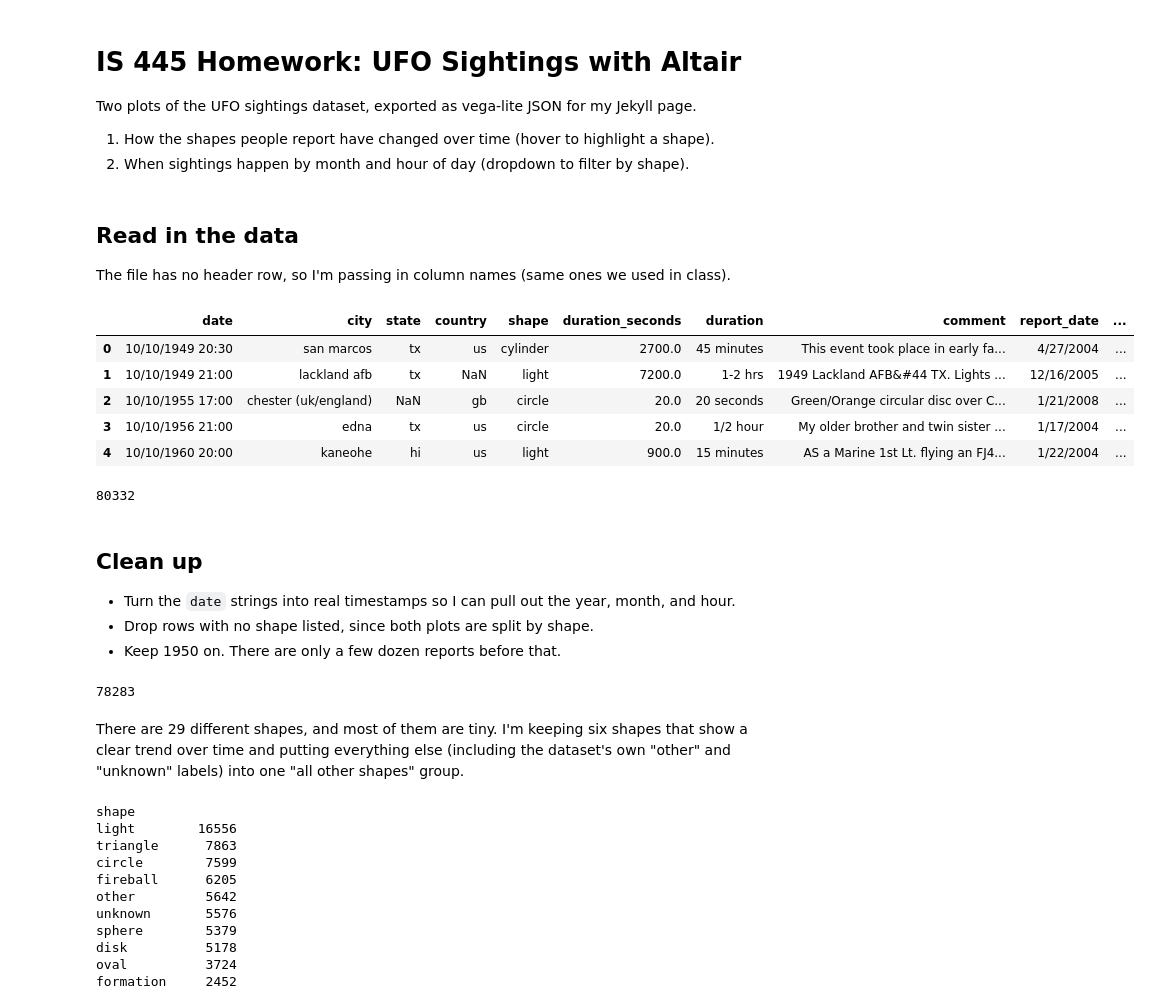
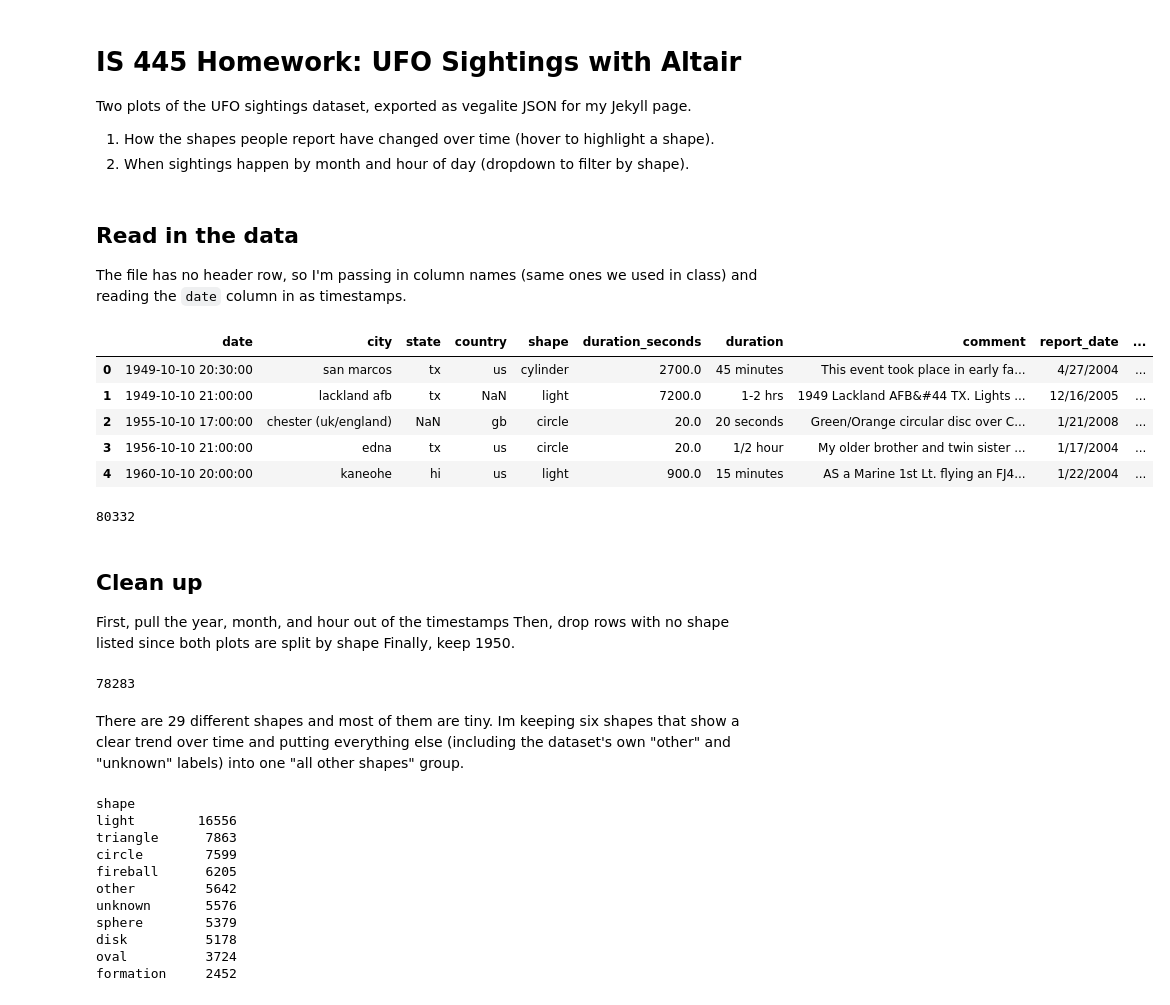
Before and after one commit to AirlessEA/AirlessEA.github.io, a Jupyter notebook: python_notebooks/ufo_altair_hw.ipynb, the cells around one changed output. Drawn from its saved outputs; the diff is of its cells as text; code cells hidden in the pictures.

```diff
--- a/python_notebooks/ufo_altair_hw.ipynb
+++ b/python_notebooks/ufo_altair_hw.ipynb
@@ -1,7 +1,7 @@
 # %% [markdown]
 # IS 445 Homework: UFO Sightings with Altair
 
-Two plots of the UFO sightings dataset, exported as vega-lite JSON for my Jekyll page.
+Two plots of the UFO sightings dataset, exported as vegalite JSON for my Jekyll page.
 
 1. How the shapes people report have changed over time (hover to highlight a shape).
 2. When sightings happen by month and hour of day (dropdown to filter by shape).
@@ -12,24 +12,19 @@ import os
 # %% [markdown]
 ## Read in the data
 
-The file has no header row, so I'm passing in column names (same ones we used in class).
+The file has no header row, so I'm passing in column names (same ones we used in class) and reading the `date` column in as timestamps.
 # %%
 ufo_url = 'https://raw.githubusercontent.com/UIUC-iSchool-DataViz/is445_data/main/ufo-scrubbed-geocoded-time-standardized-00.csv'
 
-ufos = pd.read_csv(ufo_url,
-                   names=['date', 'city', 'state', 'country',
-                          'shape', 'duration_seconds', 'duration',
-                          'comment', 'report_date',
-                          'latitude', 'longitude'],
-                   low_memory=False)
+ufos = pd.read_csv(ufo_url, names=['date', 'city', 'state', 'country', 'shape', 'duration_seconds', 'duration', 'comment', 'report_date','latitude', 'longitude'], parse_dates=['date'])
 ufos.head()
 # %% [output]
 |  | date | city | state | country | shape | duration_seconds | duration | comment | report_date | ... |
-| 0 | 10/10/1949 20:30 | san marcos | tx | us | cylinder | 2700.0 | 45 minutes | This event took place in early fa... | 4/27/2004 | ... |
-| 1 | 10/10/1949 21:00 | lackland afb | tx | NaN | light | 7200.0 | 1-2 hrs | 1949 Lackland AFB&#44 TX. Lights ... | 12/16/2005 | ... |
-| 2 | 10/10/1955 17:00 | chester (uk/england) | NaN | gb | circle | 20.0 | 20 seconds | Green/Orange circular disc over C... | 1/21/2008 | ... |
-| 3 | 10/10/1956 21:00 | edna | tx | us | circle | 20.0 | 1/2 hour | My older brother and twin sister ... | 1/17/2004 | ... |
-| 4 | 10/10/1960 20:00 | kaneohe | hi | us | light | 900.0 | 15 minutes | AS a Marine 1st Lt. flying an FJ4... | 1/22/2004 | ... |
+| 0 | 1949-10-10 20:30:00 | san marcos | tx | us | cylinder | 2700.0 | 45 minutes | This event took place in early fa... | 4/27/2004 | ... |
+| 1 | 1949-10-10 21:00:00 | lackland afb | tx | NaN | light | 7200.0 | 1-2 hrs | 1949 Lackland AFB&#44 TX. Lights ... | 12/16/2005 | ... |
+| 2 | 1955-10-10 17:00:00 | chester (uk/england) | NaN | gb | circle | 20.0 | 20 seconds | Green/Orange circular disc over C... | 1/21/2008 | ... |
+| 3 | 1956-10-10 21:00:00 | edna | tx | us | circle | 20.0 | 1/2 hour | My older brother and twin sister ... | 1/17/2004 | ... |
+| 4 | 1960-10-10 20:00:00 | kaneohe | hi | us | light | 900.0 | 15 minutes | AS a Marine 1st Lt. flying an FJ4... | 1/22/2004 | ... |
 # %%
 len(ufos)
 # %% [output]
@@ -37,7 +32,7 @@ len(ufos)
 # %% [markdown]
 ## Clean up
 
-- Turn the `date` strings into real timestamps so I can pull out the year, month, and hour.
-- Drop rows with no shape listed, since both plots are split by shape.
-- Keep 1950 on. There are only a few dozen reports before that.
+First, pull the year, month, and hour out of the timestamps
+Then, drop rows with no shape listed since both plots are split by shape
+Finally, keep 1950.
 # %%
@@ -53,7 +46,7 @@ len(ufos_clean)
 # %% [output]
 78283
 # %% [markdown]
-There are 29 different shapes, and most of them are tiny. I'm keeping six shapes that show a clear trend over time and putting everything else (including the dataset's own "other" and "unknown" labels) into one "all other shapes" group.
+There are 29 different shapes and most of them are tiny. Im keeping six shapes that show a clear trend over time and putting everything else (including the dataset's own "other" and "unknown" labels) into one "all other shapes" group.
 # %%
 ufos_clean['shape'].value_counts()
 # %% [output]
```
Also changed, not shown: parts of 22 cells of this notebook.
